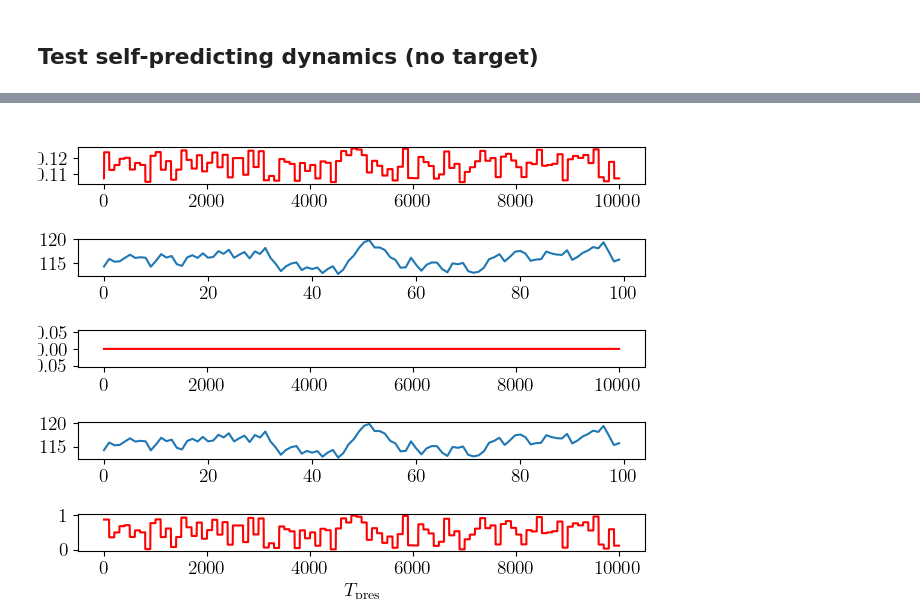
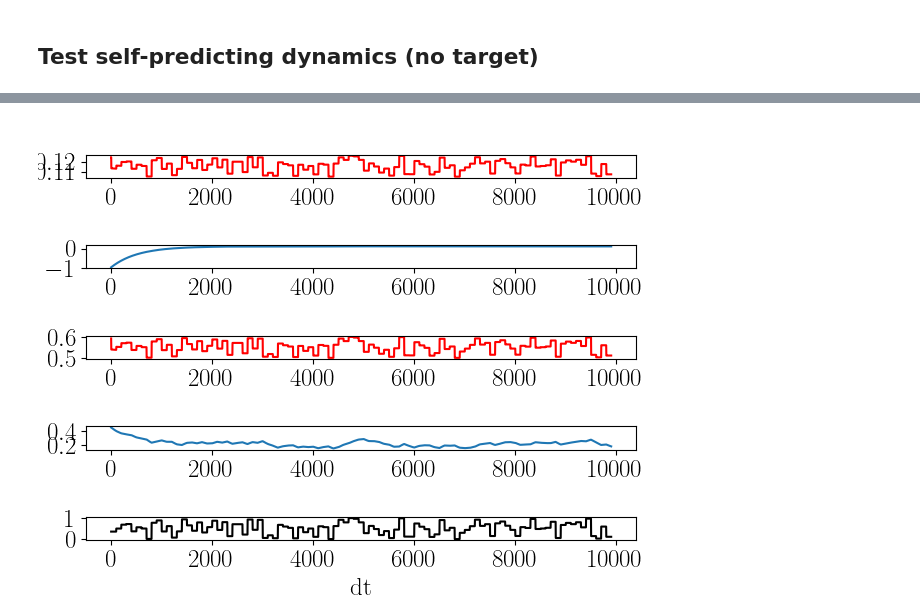
Before and after one commit to kma-code/Phaseless-Alignment-Learning, a Jupyter notebook: RtDeep/RtDeep simple demo.ipynb, the cells around one changed output, grey strips where cells are left out. Saved outputs shown, nothing was run; the diff lists cells and outputs as text; code cells hidden in the pictures.

```diff
--- a/RtDeep/RtDeep simple demo.ipynb
+++ b/RtDeep/RtDeep simple demo.ipynb
@@ -14,7 +14,7 @@ The model uses real time dynamics with Euler integration, LE, dendritic error pr
 import numpy as np
 import pylab as plt
 plt.rc('text', usetex=True)
-plt.rc('font', size=14,family='serif')
+plt.rc('font', size=18,family='serif')
 import matplotlib.gridspec as gridspec
 from matplotlib.ticker import FormatStrFormatter
 from microcircuit import *
@@ -82,0 +33,7 @@ for i in range(1, len(layers)-1):
+# %%
+# simulation settings
+
+dt = 0.01 # in ms
+tauxi = None
+Tpres = 100 * dt
+Ttot = 100 * Tpres # total simulation time
@@ -111,18 +115,14 @@ for i in range(len(r0_random)):
     uPbreve_time_series.append(copy.deepcopy(mc1.uP_breve))
     rIbreve_time_series.append(copy.deepcopy(mc1.rI_breve))
     rPbreve_time_series.append(copy.deepcopy(mc1.rP_breve))
+    u_time_series.append(copy.deepcopy(mc1.get_voltages()))
 
-    # after every Tpres, save states
-    if i % int(Tpres / dt) == 0:
-        u_time_series.append(copy.deepcopy(mc1.get_voltages()))
-
-
-        vapi_time_series.append(copy.deepcopy(mc1.vapi))
-        WPP, WIP, BPP, BPI = mc1.get_weights()
-        WPP_time_series.append(copy.deepcopy(WPP))
-        BPP_time_series.append(copy.deepcopy(BPP))
-        WIP_time_series.append(copy.deepcopy(WIP))
-        BPI_time_series.append(copy.deepcopy(BPI))
+    vapi_time_series.append(copy.deepcopy(mc1.vapi))
+    WPP, WIP, BPP, BPI = mc1.get_weights()
+    WPP_time_series.append(copy.deepcopy(WPP))
+    BPP_time_series.append(copy.deepcopy(BPP))
+    WIP_time_series.append(copy.deepcopy(WIP))
+    BPI_time_series.append(copy.deepcopy(BPI))
 
 uP_time_series = [u[0] for u in u_time_series]
 uI_time_series = [u[1] for u in u_time_series]
@@ -136,24 +142,26 @@ plt.show()
 # %%
-fig, ax = plt.subplots(len(uP_time_series[0]) + len(uPbreve_time_series[0]) + 1)
+# in order to make this plot easier to read, we skip the first Tpres / dt samples
+
+fig, ax = plt.subplots(len(uP_time_series[0]) + len(rPbreve_time_series[0]) + 1)
 
 plt.tight_layout()
 
-ax[len(ax)-1].plot(r0_random, 'r')
+ax[len(ax)-1].plot(r0_random[int(Tpres/dt):], 'k')
 
-for i in range(len(uPbreve_time_series[0])):
-    uPbreve = i * np.array([uPbreve[i] for uPbreve in uPbreve_time_series])
-    ax[len(ax)-2-2*i-1].plot(uPbreve, 'r')
+for i in range(len(rPbreve_time_series[0])):
+    rPbreve = np.array([rPbreve[i] for rPbreve in rPbreve_time_series[int(Tpres/dt):]])
+    ax[len(ax)-2-2*i-1].plot(rPbreve, 'r')
 
 for j in range(len(uP_time_series[0])):
-    uP = np.array([uP[i] for uP in uP_time_series])
+    uP = np.array([uP[j] for uP in uP_time_series[int(Tpres/dt):]])
     ax[len(ax)-2-2*j].plot(uP)
 
 plt.yscale('linear')
 
-label = '$T_{ \mathrm{pres}} $'
+label = 'dt'
 plt.xlabel(label)
 # plt.legend()
 
 plt.show()
 # %% [output]
-[figure, old version]
+[figure, new version]
```
Also changed, not shown: parts of 22 cells of this notebook.
